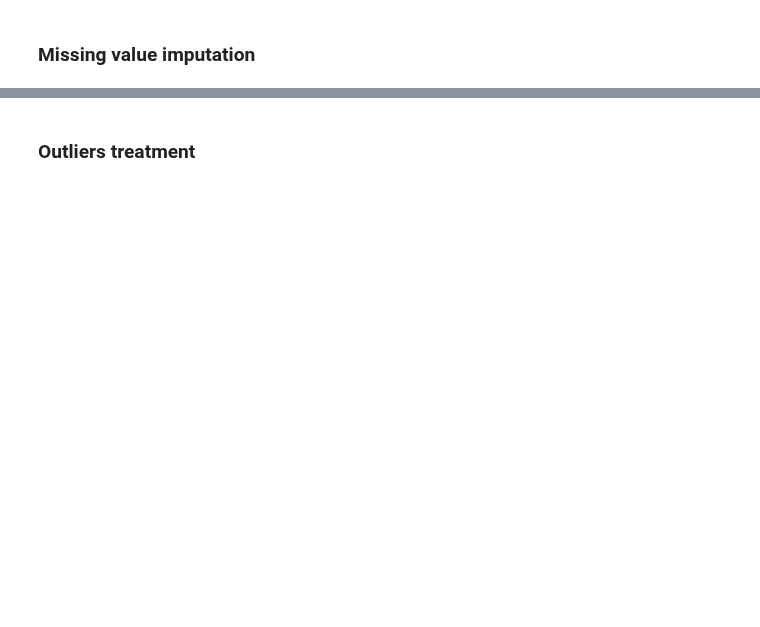
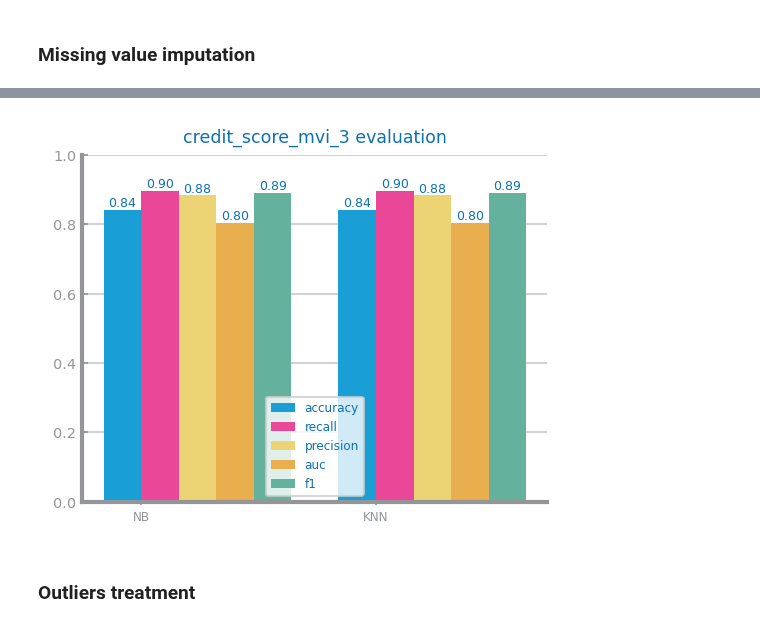
Before and after one commit to esteves3/data-science, a Jupyter notebook: credit-score-preparation.ipynb, the cells around one changed output, grey strips where cells are left out. Drawn from its saved outputs; the diff is of its cells as text; code cells hidden in the pictures; blank space fills up the shorter version.

```diff
--- a/credit-score-preparation.ipynb
+++ b/credit-score-preparation.ipynb
@@ -133,14 +111,15 @@ no_nans[['NumofLoan', 'Type_of_Loan']].head(15)
 import re
 
 def convert_age_to_months(age):
-    list_of_numbers = re.findall(r'\b\d+\b', age)
-    if (len(list_of_numbers) != 2):
-        print(list_of_numbers)
-        raise Exception('Incorrect age input')
-    years, months = int(list_of_numbers[0]), int(list_of_numbers[1])
-    total_months = years * 12 + months
-    return total_months
+    if isinstance(age, str):
+        list_of_numbers = re.findall(r'\b\d+\b', age)
+        if (len(list_of_numbers) != 2):
+            print(list_of_numbers)
+            raise Exception('Incorrect age input')
+        years, months = int(list_of_numbers[0]), int(list_of_numbers[1])
+        total_months = years * 12 + months
+        return total_months
+    return np.nan
 
-no_nans['Credit_History_Age_Months'] = no_nans.apply(lambda row: convert_age_to_months(row['Credit_History_Age']), axis='columns', result_type='expand')
-
-no_nans[['Credit_History_Age', 'Credit_History_Age_Months']].head()
+data['Credit_History_Age_Months'] = data.apply(lambda row: convert_age_to_months(row['Credit_History_Age']), axis='columns', result_type='expand')
+data = data.drop(columns=["Credit_History_Age"])
@@ -193,0 +308,4 @@ Name: Payment_Behaviour, dtype: object
+# %%
+data_mvi_3[occupation_columns] = data_mvi_3.apply(lambda row: row[occupation_columns] if row['Occupation_nan'] == False else choose_from_probability(occupation_columns, occupation_perc), axis='columns', result_type='expand')
+data_mvi_3 = data_mvi_3.drop(columns = ['Occupation_nan'])
+data_mvi_3[loan_types_columns] = mvi_by_filling_per_column(data_mvi_3, loan_types_columns, 'most_frequent').values
@@ -194,2 +356,21 @@ Name: Payment_Behaviour, dtype: object
+# %%
+file_tag = 'credit_score_mvi_3'
+target = 'Credit_Score'
+y = data_mvi_3[target]
+X = data_mvi_3.drop(columns = target)
+X_train, X_test, y_train, y_test = train_test_split(X, y, test_size=0.3)
+train = pd.concat([X_train, y_train], axis=1)
+test = pd.concat([X_test, y_test], axis=1)
+
+
+figure()
+eval: dict[str, list] = evaluate_approach(train, test, target=target, metric="recall")
+plot_multibar_chart(
+    ["NB", "KNN"], eval, title=f"{file_tag} evaluation", percentage=True
+)
+savefig(f"images/{file_tag}_eval.png")
+show()
+# %% [output]
+[figure, added]
 # %% [markdown]
 ### Outliers treatment
```
Also changed, not shown: parts of 16 cells of this notebook, 3 other files.
